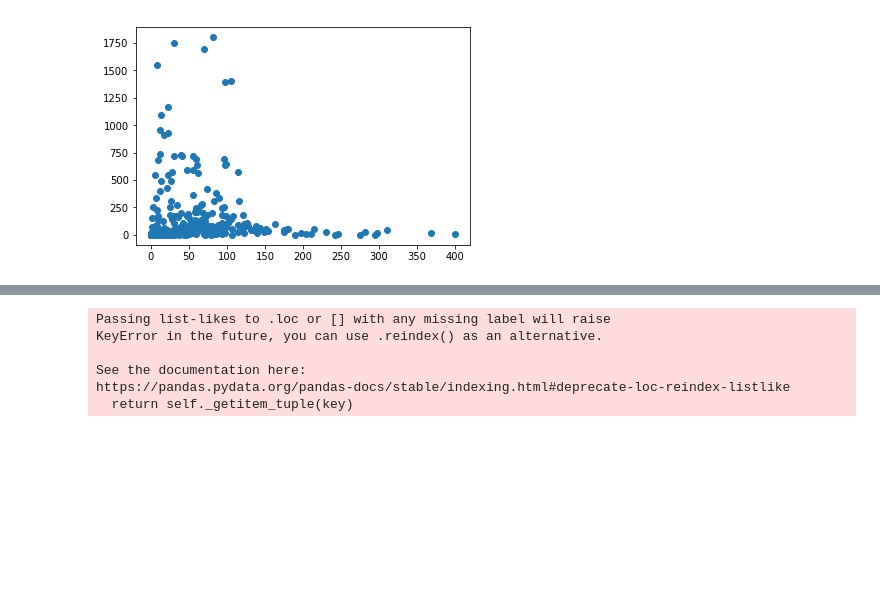
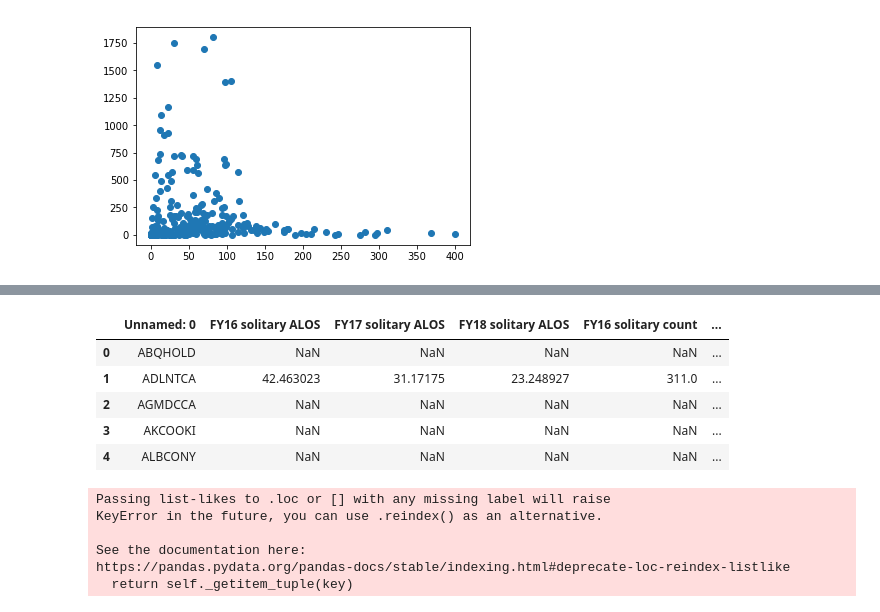
Before and after one commit to UWCHR/ice-facilities, a Jupyter notebook: analyze/note/facil_alos_hist.ipynb, the cells around one changed output, grey strips where cells are left out. Saved outputs shown, nothing was run; the diff lists cells and outputs as text; code cells hidden in the pictures; blank space fills up the shorter version.

```diff
--- a/analyze/note/facil_alos_hist.ipynb
+++ b/analyze/note/facil_alos_hist.ipynb
@@ -182,5 +223,14 @@ plt.show;
 # %%
 solitary = pd.read_csv('../input/solitary_stats.csv', sep='|')
+# %%
+solitary.head()
+# %% [output]
+|  | Unnamed: 0 | FY16 solitary ALOS | FY17 solitary ALOS | FY18 solitary ALOS | FY16 solitary count | ... |
+| 0 | ABQHOLD | NaN | NaN | NaN | NaN | ... |
+| 1 | ADLNTCA | 42.463023 | 31.17175 | 23.248927 | 311.0 | ... |
+| 2 | AGMDCCA | NaN | NaN | NaN | NaN | ... |
+| 3 | AKCOOKI | NaN | NaN | NaN | NaN | ... |
+| 4 | ALBCONY | NaN | NaN | NaN | NaN | ... |
 # %%
 solitary = solitary.set_index('Unnamed: 0')
 # %%
```
Also changed, not shown: parts of 8 cells of this notebook, 1 other file.
